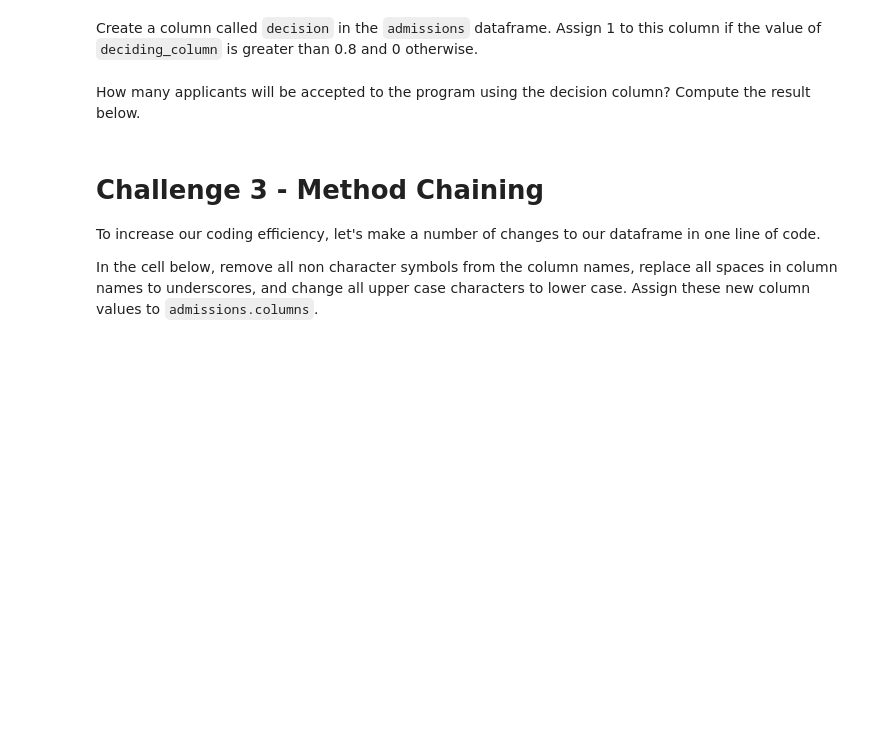
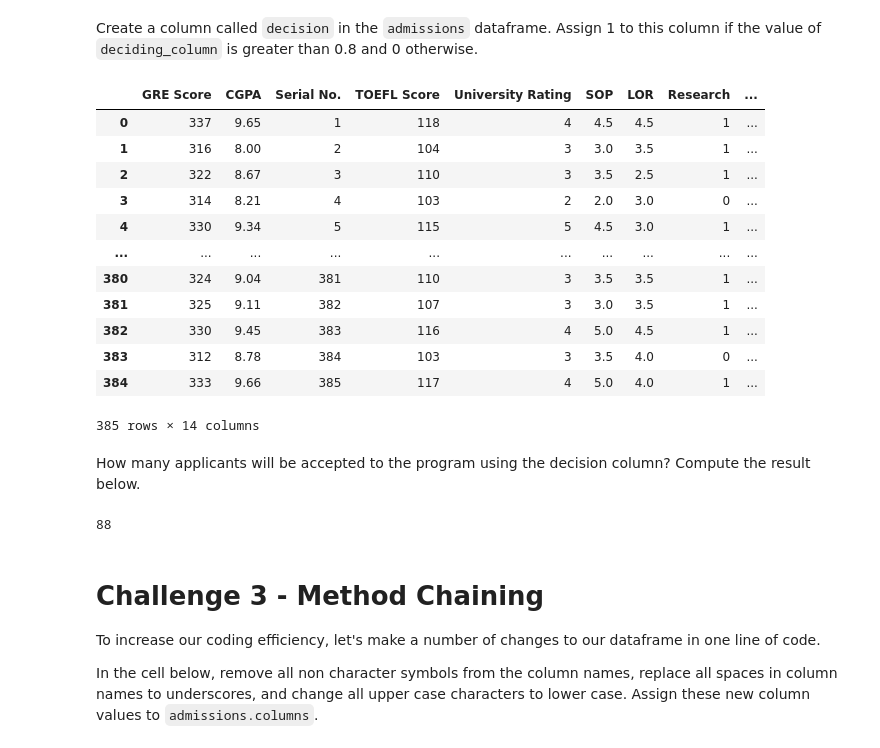
Before and after one commit to ta-datapt-bcn/lab-advanced-pandas, a Jupyter notebook: your-code/main.ipynb, the cells around one changed output. Cells and saved outputs as stored; diff of their text form; code cells hidden in the pictures; blank space fills up the shorter version.

```diff
--- a/your-code/main.ipynb
+++ b/your-code/main.ipynb
@@ -40,3 +121,4 @@ Replace the index with an index comprised of two columns - `GRE Score` and `CGPA
 Now change the index back to a sequence starting at zero using the `reset_index` function. Make sure to use `inplace=True`.
 # %%
 # Your code here:
+admissions.reset_index(inplace=True)
@@ -60,9 +157,9 @@ Recall that standardizing a column is done by subtracting the mean of the column
 In the cell below, write a standardization function (a function that takes a column as input and returns a standardized column as output). Make sure to use the `numpy` versions of mean and standard deviation.
 # %%
 def standardize(col):
-    # This function takes a column from a dataframe and returns a standardized column by subtracting the column's mean
-    # and dividing by the column's standard deviation.
+    # This function takes a column from a dataframe and returns a standardized column by subtracting
+    #the column's mean and dividing by the column's standard deviation.
 
-    # Your code here:
+    return (col - col.mean()) / col.std()
 # %% [markdown]
 Now create the standardized columns `CGPA_std`, `GRE_std`, and `LOR_std` and add them to the `admissions` dataframe.
@@ -71,3 +166,8 @@ Now create the standardized columns `CGPA_std`, `GRE_std`, and `LOR_std` and add
+# %%
+# Your code here:
+admissions['CGPA_std'] = standardize(admissions['CGPA'])
+admissions['GRE_std'] = standardize(admissions['GRE Score'])
+admissions['LOR_std'] = standardize(admissions['LOR'])
 # %% [markdown]
 We will generate the decision choice at random using the code below. Please run the cell.
 # %%
@@ -81,3 +181,4 @@ decision_choice = choices(std_columns, k=admissions.shape[0])
 Now create the deciding column using the `lookup` function. The lookup column is `decision_choice` found above. Call the column resulting from the lookup function `deciding_column` and add it to the `admissions` dataframe.
 # %%
 # Your code here:
+admissions['deciding_column'] = admissions.lookup(admissions.index, decision_choice)
@@ -88,7 +196,29 @@ Create a column called `decision` in the `admissions` dataframe. Assign 1 to thi
+# %%
+# Your code here:
+
+admissions['decision'] = np.where((admissions['deciding_column'] > 0.8), 1, 0)
+# %% [output]
+|  | GRE Score | CGPA | Serial No. | TOEFL Score | University Rating | SOP | LOR | Research | ... |
+| 0 | 337 | 9.65 | 1 | 118 | 4 | 4.5 | 4.5 | 1 | ... |
+| 1 | 316 | 8.00 | 2 | 104 | 3 | 3.0 | 3.5 | 1 | ... |
+| 2 | 322 | 8.67 | 3 | 110 | 3 | 3.5 | 2.5 | 1 | ... |
+| 3 | 314 | 8.21 | 4 | 103 | 2 | 2.0 | 3.0 | 0 | ... |
+| 4 | 330 | 9.34 | 5 | 115 | 5 | 4.5 | 3.0 | 1 | ... |
+| ... | ... | ... | ... | ... | ... | ... | ... | ... | ... |
+| 380 | 324 | 9.04 | 381 | 110 | 3 | 3.5 | 3.5 | 1 | ... |
+| 381 | 325 | 9.11 | 382 | 107 | 3 | 3.0 | 3.5 | 1 | ... |
+| 382 | 330 | 9.45 | 383 | 116 | 4 | 5.0 | 4.5 | 1 | ... |
+| 383 | 312 | 8.78 | 384 | 103 | 3 | 3.5 | 4.0 | 0 | ... |
+| 384 | 333 | 9.66 | 385 | 117 | 4 | 5.0 | 4.0 | 1 | ... |
+385 rows × 14 columns
 # %% [markdown]
 How many applicants will be accepted to the program using the decision column? Compute the result below.
 # %%
 # Your code here:
+
+len(admissions.get(admissions['decision'] == 1))
+# %% [output]
+88
 # %% [markdown]
 # Challenge 3 - Method Chaining
 
```
Also changed, not shown: parts of 23 cells of this notebook.
